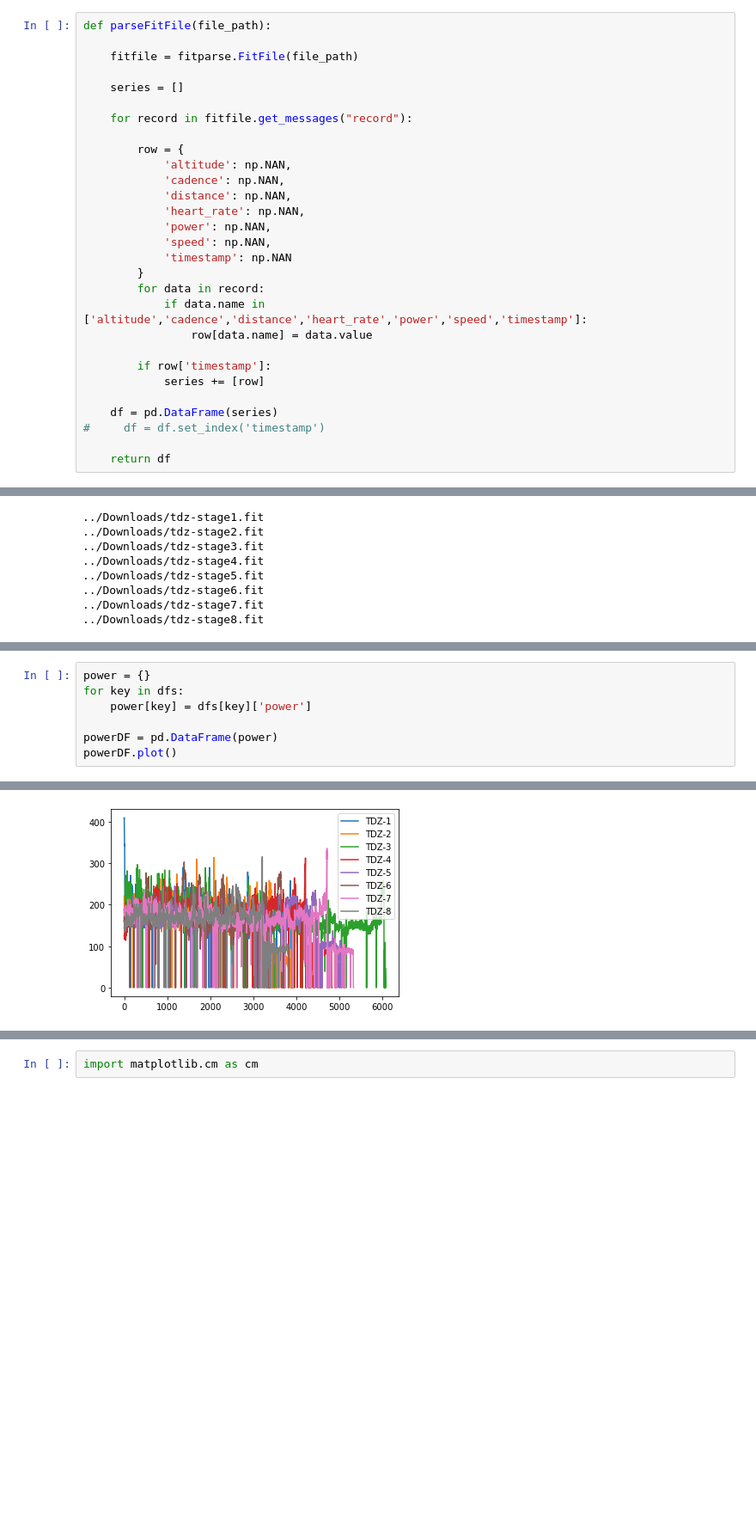
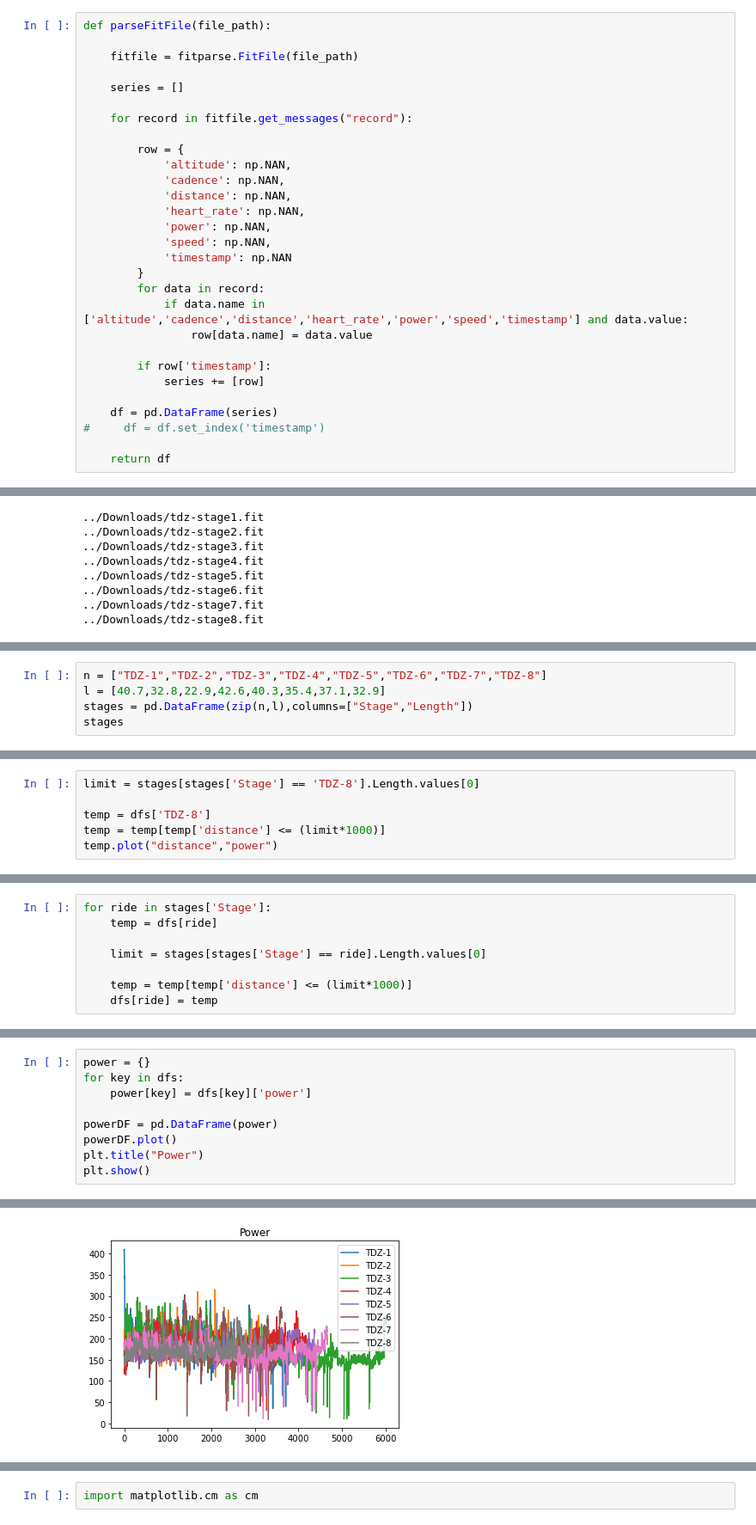
Before and after one commit to sameersegal/workout-analysis, a Jupyter notebook: TDZ - 2021.ipynb, the cells around one changed output, grey strips where cells are left out. Shown at 86% size. Cells and saved outputs as stored; diff of their text form; blank space fills up the shorter version.

```diff
--- a/TDZ - 2021.ipynb
+++ b/TDZ - 2021.ipynb
@@ -24,7 +27,7 @@ def parseFitFile(file_path):
             'timestamp': np.NAN
         }
         for data in record:
-            if data.name in ['altitude','cadence','distance','heart_rate','power','speed','timestamp']:
+            if data.name in ['altitude','cadence','distance','heart_rate','power','speed','timestamp'] and data.value:
                 row[data.name] = data.value
 
         if row['timestamp']:
@@ -55,0 +64,5 @@ for i in range(1,9):
+# %%
+n = ["TDZ-1","TDZ-2","TDZ-3","TDZ-4","TDZ-5","TDZ-6","TDZ-7","TDZ-8"]
+l = [40.7,32.8,22.9,42.6,40.3,35.4,37.1,32.9]
+stages = pd.DataFrame(zip(n,l),columns=["Stage","Length"])
+stages
@@ -55,0 +91,6 @@ for i in range(1,9):
+# %%
+limit = stages[stages['Stage'] == 'TDZ-8'].Length.values[0]
+
+temp = dfs['TDZ-8']
+temp = temp[temp['distance'] <= (limit*1000)]
+temp.plot("distance","power")
@@ -55,0 +102,8 @@ for i in range(1,9):
+# %%
+for ride in stages['Stage']:
+    temp = dfs[ride]
+
+    limit = stages[stages['Stage'] == ride].Length.values[0]
+
+    temp = temp[temp['distance'] <= (limit*1000)]
+    dfs[ride] = temp
@@ -60,4 +117,6 @@ for key in dfs:
 
 powerDF = pd.DataFrame(power)
 powerDF.plot()
+plt.title("Power")
+plt.show()
 # %% [output]
@@ -65,4 +123,4 @@ powerDF.plot()
-[figure, old version]
+[figure, new version]
 # %%
 cadence = {}
 for key in dfs:
```
Also changed, not shown: parts of 34 cells of this notebook, 1 other file.
